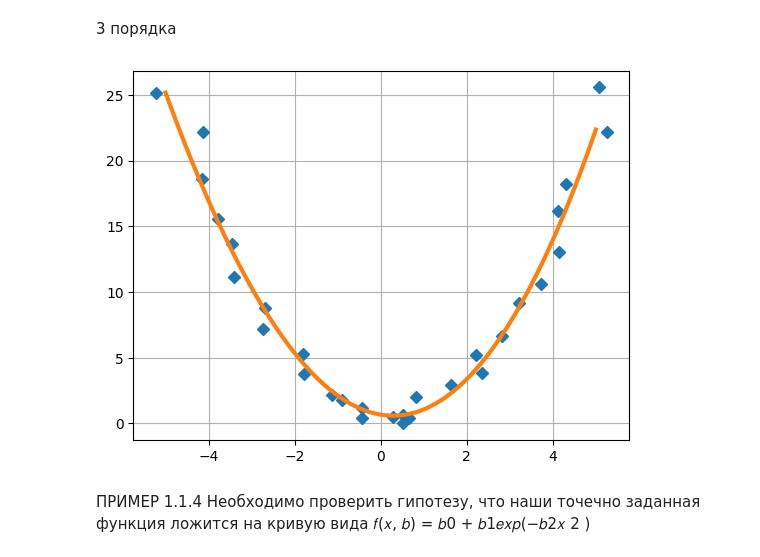
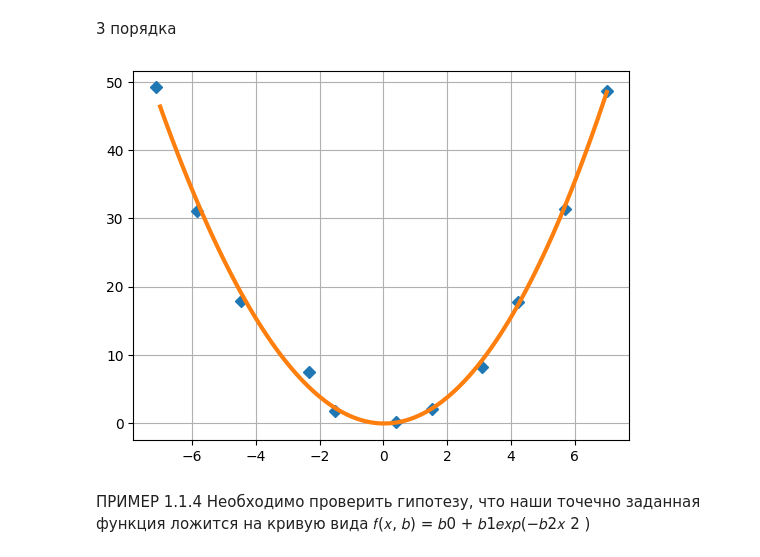
Before and after one commit to smurfac4/II, a Jupyter notebook: artificial intelligence/4/4_тетрадь_Ульянов_Никита_Владимирович_ИКБО_29_22.ipynb, the cells around one changed output. Saved outputs shown, nothing was run; the diff lists cells and outputs as text; code cells hidden in the pictures.

```diff
--- a/artificial intelligence/4/4_тетрадь_Ульянов_Никита_Владимирович_ИКБО_29_22.ipynb
+++ b/artificial intelligence/4/4_тетрадь_Ульянов_Никита_Владимирович_ИКБО_29_22.ipynb
@@ -161,19 +164,37 @@ plt.grid()
 # %% [markdown]
 3 порядка
 # %%
-m = vstack((x**3, x**2, x, ones(30))).T
-# находим коэффициенты при составляющих вектора т
-s = np.linalg.lstsq(m, y, rcond = None)[0]
 
-# на отрезке [-5,5]
-x_prec = linspace(-5, 5, 101)
-# рисуем точки
-plt.plot(x, y, 'D')
-# рисуем крибую бида у - аx*3 + bx*2 + сx + d, подставляя из решения коэффициенты s[0], s[1], s[2], s[3]
-plt.plot(x_prec, s[0] * x_prec**3 + s[1] * x_prec**2 + s[2]*x_prec + s[3],'-',lw = 3)
+import matplotlib.pyplot as plt
+from numpy import *
+from numpy.random import *
+import matplotlib.pyplot as plt
+import numpy as np
+
+delta = 1.0
+
+x= linspace(-7,7,11)
+y = x**2+delta*(rand(11)-0.5)
+
+x+= delta*(rand(11)-0.5)
+
+x.tofile('x_data.txt','\n')
+y.tofile('y_data.txt','\n')
+
+x = fromfile('x_data.txt', float, sep='\n')
+y = fromfile('y_data.txt', float, sep='\n')
+
+
+m = vstack((x**3,x**2,x,ones(11))).T
+s = np.linalg.lstsq(m,y,rcond = None)[0]
+
+x_prec= linspace(-7,7,101)
+
+plt.plot(x,y,'D')
+plt.plot(x_prec,(s[0]*x_prec**3)+(s[1]*x_prec**2)+(s[2]*x_prec)+s[3],'-',lw=3)
 plt.grid()
 # %% [output]
-[figure, old version]
+[figure, new version]
 # %% [markdown]
 ПРИМЕР 1.1.4 Необходимо проверить гипотезу, что наши точечно заданная функция ложится
 на кривую вида 𝑓(𝑥, 𝑏) = 𝑏0 + 𝑏1𝑒𝑥𝑝(−𝑏2𝑥
```
Also changed, not shown: parts of 24 cells of this notebook, 10 other files.
